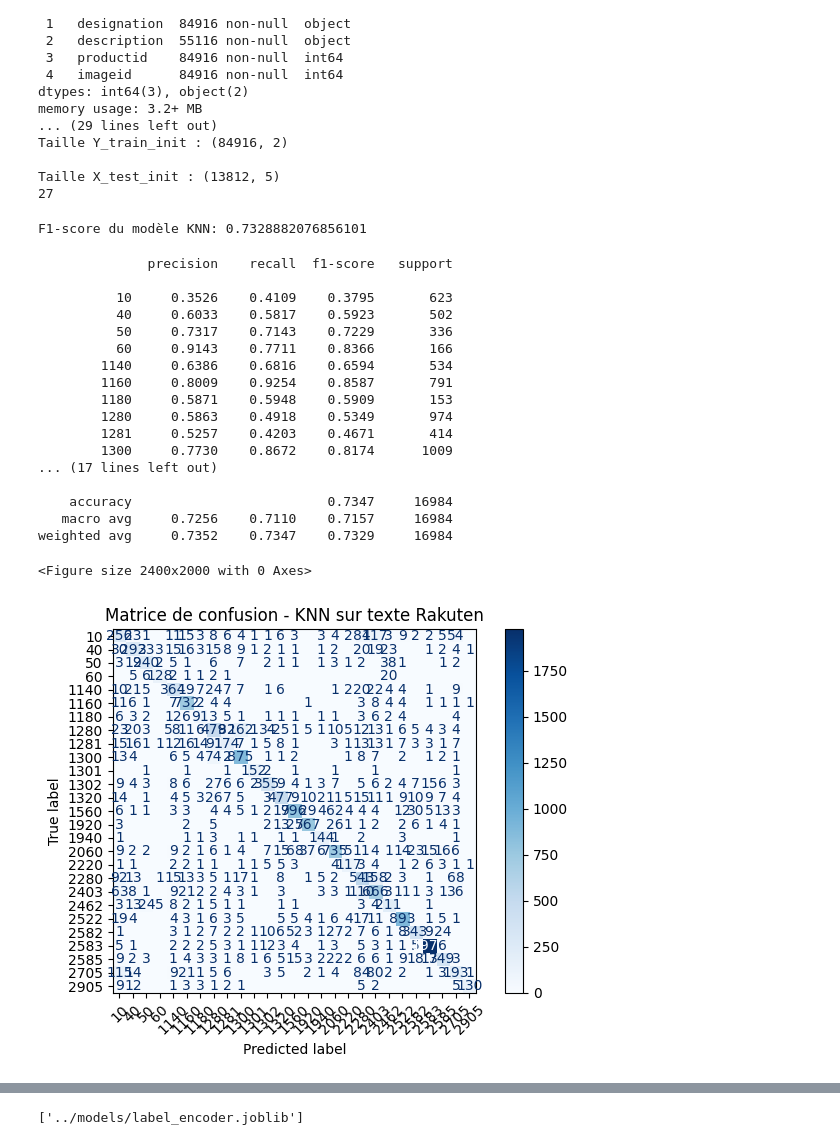
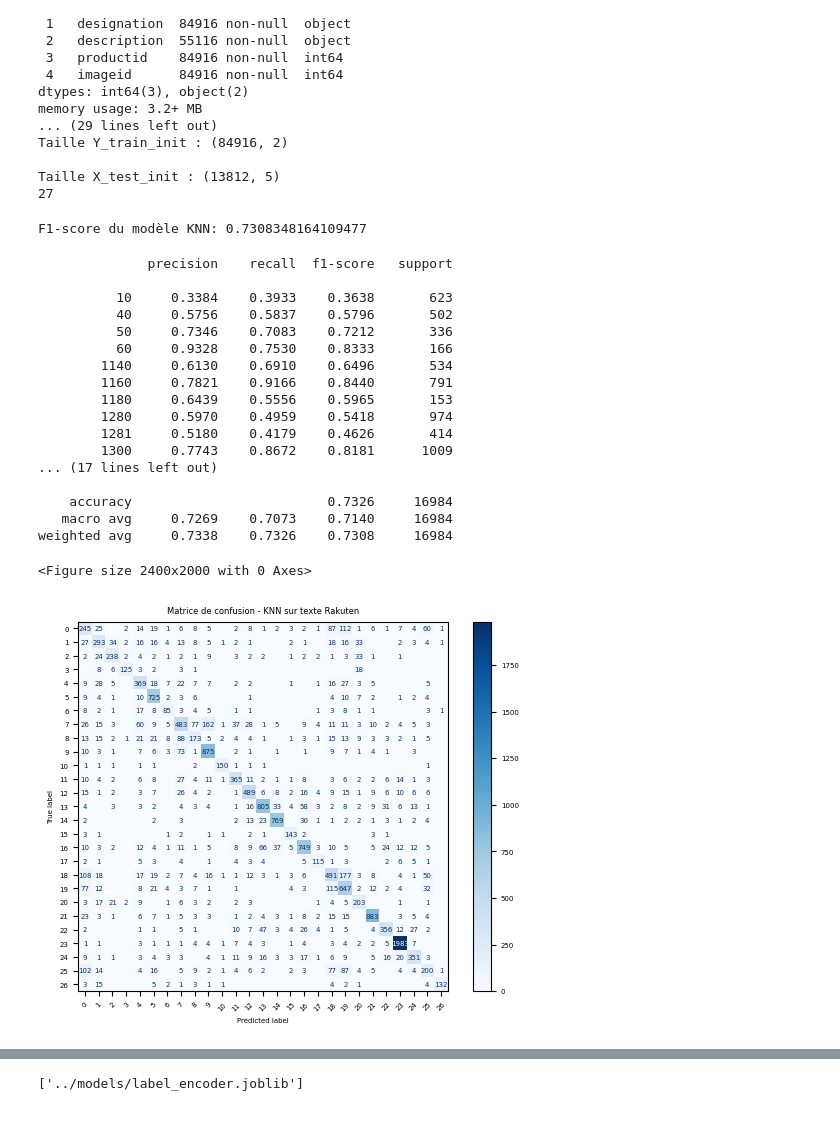
Before and after one commit to YacineA7/Rakuten-MLE-DEC25, a Jupyter notebook: notebooks/KNN_model.ipynb, the cells around one changed output, grey strips where cells are left out. Saved outputs shown, nothing was run; the diff lists cells and outputs as text; code cells hidden in the pictures.

```diff
--- a/notebooks/KNN_model.ipynb
+++ b/notebooks/KNN_model.ipynb
@@ -164,11 +164,11 @@ def stem_text(text):
     """
     return " ".join([stemmer.stem(w) for w in text.split()])  # Stemming mot par mot
 
-# Application du stemming
-# clean_data["text_stem"] = clean_data["text_nostop"].apply(stem_text)  # Texte stemmé final
+#Application du stemming
+clean_data["text_stem"] = clean_data["text_nostop"].apply(stem_text)  # Texte stemmé final
 # %%
 # Préparation des données pour l'analyse de texte
-X = clean_data['text_nostop']  # Texte nettoyé et sans stopwords
+X = clean_data['text_stem']  # Texte sans stopwords et stemmé pour l'analyse de texte
 y = clean_data['prdtypecode']
 
 # Encodage des labels de la variable cible avec LabelEncoder
@@ -210,52 +210,51 @@ y_pred_knn = knn.predict(X_test_tfidf)
 f1_knn = f1_score(y_test, y_pred_knn, average="weighted")
 print("F1-score du modèle KNN:", f1_knn)
 # %% [output]
-F1-score du modèle KNN: 0.7328882076856101
+F1-score du modèle KNN: 0.7308348164109477
-# %%
-# Rapport de classification détaillé
-print(classification_report(
-    y_test, y_pred_knn,
-    target_names=le.classes_.astype(str),  # Noms des classes originales
-    digits=4
-))
-
-# Matrice de confusion
-cm = confusion_matrix(y_test, y_pred_knn)  # Calcul matrice confusion
-# %% [output]
-              precision    recall  f1-score   support
-
-          10     0.3526    0.4109    0.3795       623
-          40     0.6033    0.5817    0.5923       502
-          50     0.7317    0.7143    0.7229       336
-          60     0.9143    0.7711    0.8366       166
-        1140     0.6386    0.6816    0.6594       534
-        1160     0.8009    0.9254    0.8587       791
-        1180     0.5871    0.5948    0.5909       153
-        1280     0.5863    0.4918    0.5349       974
-        1281     0.5257    0.4203    0.4671       414
-        1300     0.7730    0.8672    0.8174      1009
-... (17 lines left out)
-
-    accuracy                         0.7347     16984
-   macro avg     0.7256    0.7110    0.7157     16984
-weighted avg     0.7352    0.7347    0.7329     16984
 # %%
+# Rapport de classification détaillé
+print(classification_report(
+    y_test, y_pred_knn,
+    target_names=le.classes_.astype(str),  # Noms des classes originales
+    digits=4
+))
+
+# Matrice de confusion
+cm_knn = confusion_matrix(y_test, y_pred_knn)  # Calcul matrice confusion
+
 # Affichage matrice de confusion
 plt.figure(figsize=(24,20))
-disp = ConfusionMatrixDisplay(confusion_matrix=cm, display_labels=le.classes_.astype(str))
+disp = ConfusionMatrixDisplay(confusion_matrix=cm_knn)
 disp.plot(cmap="Blues", values_format="d", xticks_rotation=45)  # Rotation labels X
+
 for text in disp.text_.flatten():
     if text.get_text() == "0":
         text.set_text("") # Supprime les annotations "0" pour une meilleure lisibilité
 
 plt.title("Matrice de confusion - KNN sur texte Rakuten")  # Titre informatif
-plt.tight_layout()
-plt.rcParams['font.size'] = 6
+plt.rcParams['font.size'] = 5
 plt.savefig("../reports/figures/viz_txt_KNN_confusion.png", dpi=150, bbox_inches="tight")
 plt.show()
 # %% [output]
-<Figure size 2400x2000 with 0 Axes>
+              precision    recall  f1-score   support
+
+          10     0.3384    0.3933    0.3638       623
+          40     0.5756    0.5837    0.5796       502
+          50     0.7346    0.7083    0.7212       336
+          60     0.9328    0.7530    0.8333       166
+        1140     0.6130    0.6910    0.6496       534
+        1160     0.7821    0.9166    0.8440       791
+        1180     0.6439    0.5556    0.5965       153
+        1280     0.5970    0.4959    0.5418       974
+        1281     0.5180    0.4179    0.4626       414
+        1300     0.7743    0.8672    0.8181      1009
+... (17 lines left out)
+
+    accuracy                         0.7326     16984
+   macro avg     0.7269    0.7073    0.7140     16984
+weighted avg     0.7338    0.7326    0.7308     16984
+<Figure size 2400x2000 with 0 Axes>
-[figure, old version]
+[figure, new version]
 # %%
 # Initialisation de LIME pour les explications du modèle KNN
 
```
Also changed, not shown: parts of 1 cell of this notebook, 30 other files.
